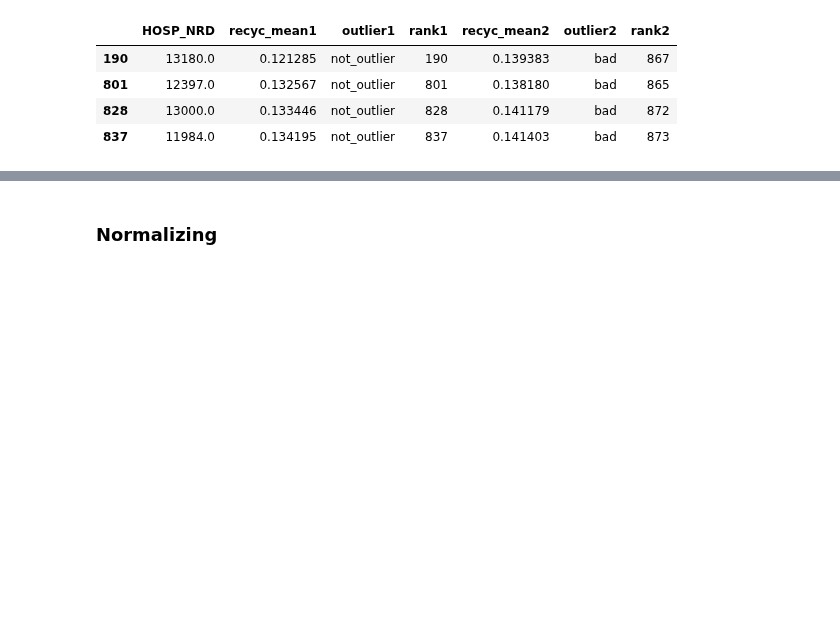
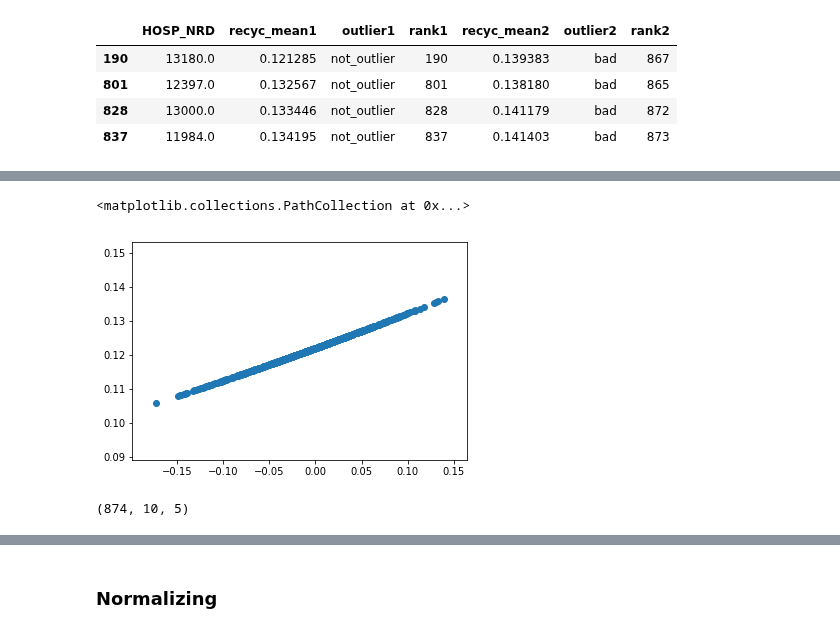
Before and after one commit to wenshuoliu/DLproj, a Jupyter notebook: NRD/hypertune/hypertune_recycle_pred.ipynb, the cells around one changed output, grey strips where cells are left out. Saved outputs shown, nothing was run; the diff lists cells and outputs as text; code cells hidden in the pictures; blank space fills up the shorter version.

```diff
--- a/NRD/hypertune/hypertune_recycle_pred.ipynb
+++ b/NRD/hypertune/hypertune_recycle_pred.ipynb
@@ -354,0 +352,22 @@ DL_compare.loc[DL_compare['outlier2']=='bad']
+# %%
+cohort = 'ami'
+split_seed = 3
+train_idx = 1
+# %%
+hosp_embed_mats = []
+for sample_seed in range(5):
+    hosp_embed_mat = np.load(path+'cohorts30/{}/inference/hosp_embed_mats_{}{}_{}.npy'.format(cohort, split_seed, train_idx,
+                                                                                         sample_seed))
+    hosp_embed_mats.append(hosp_embed_mat)
+# %%
+recyc_preds = []
+for sample_seed in range(5):
+    recyc_pred = pd.read_csv(path+'cohorts30/{}/inference/recyc_pred_hospohe_{}{}_{}.csv'.format(cohort, split_seed, train_idx,
+                                                                                         sample_seed))
+    recyc_preds.append(recyc_pred)
+# %%
+hosp_embed_mats = []
+for sample_seed in range(5):
+    hosp_embed_mat = np.load(path+'cohorts30/{}/inference/hosp_ohe_mats_{}{}_{}.npy'.format(cohort, split_seed, train_idx,
+                                                                                         sample_seed))
+    hosp_embed_mats.append(hosp_embed_mat)
@@ -354,0 +383,5 @@ DL_compare.loc[DL_compare['outlier2']=='bad']
+# %%
+plt.scatter(hosp_embed_mats[0][:, 4], recyc_preds[0].iloc[:, 4])
+# %% [output]
+<matplotlib.collections.PathCollection at 0x...>
+[figure, added]
@@ -354,0 +390,4 @@ DL_compare.loc[DL_compare['outlier2']=='bad']
+# %%
+hosp_embed_stack.shape
+# %% [output]
+(874, 10, 5)
```
Also changed, not shown: parts of 17 cells of this notebook, 23 other files.
